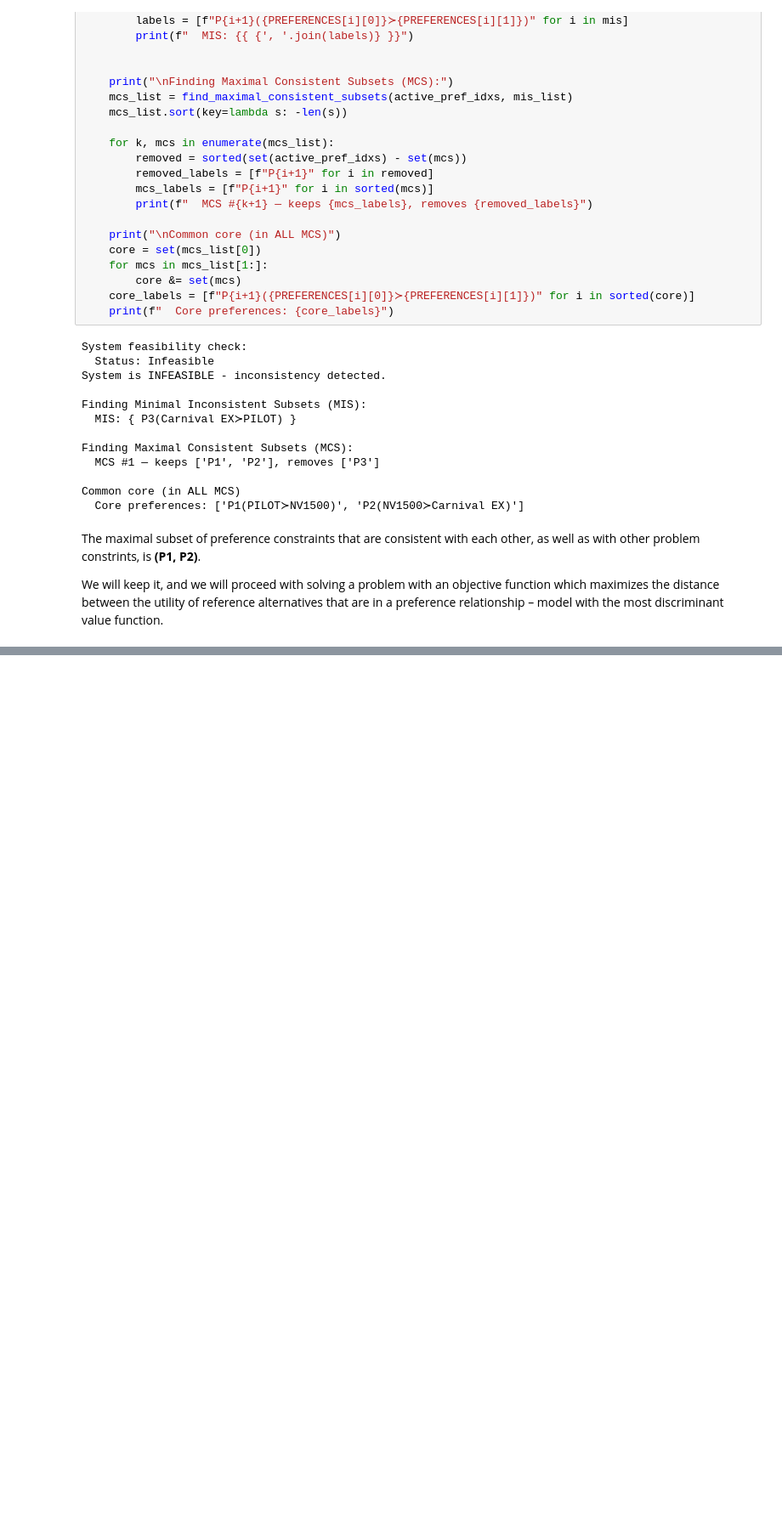
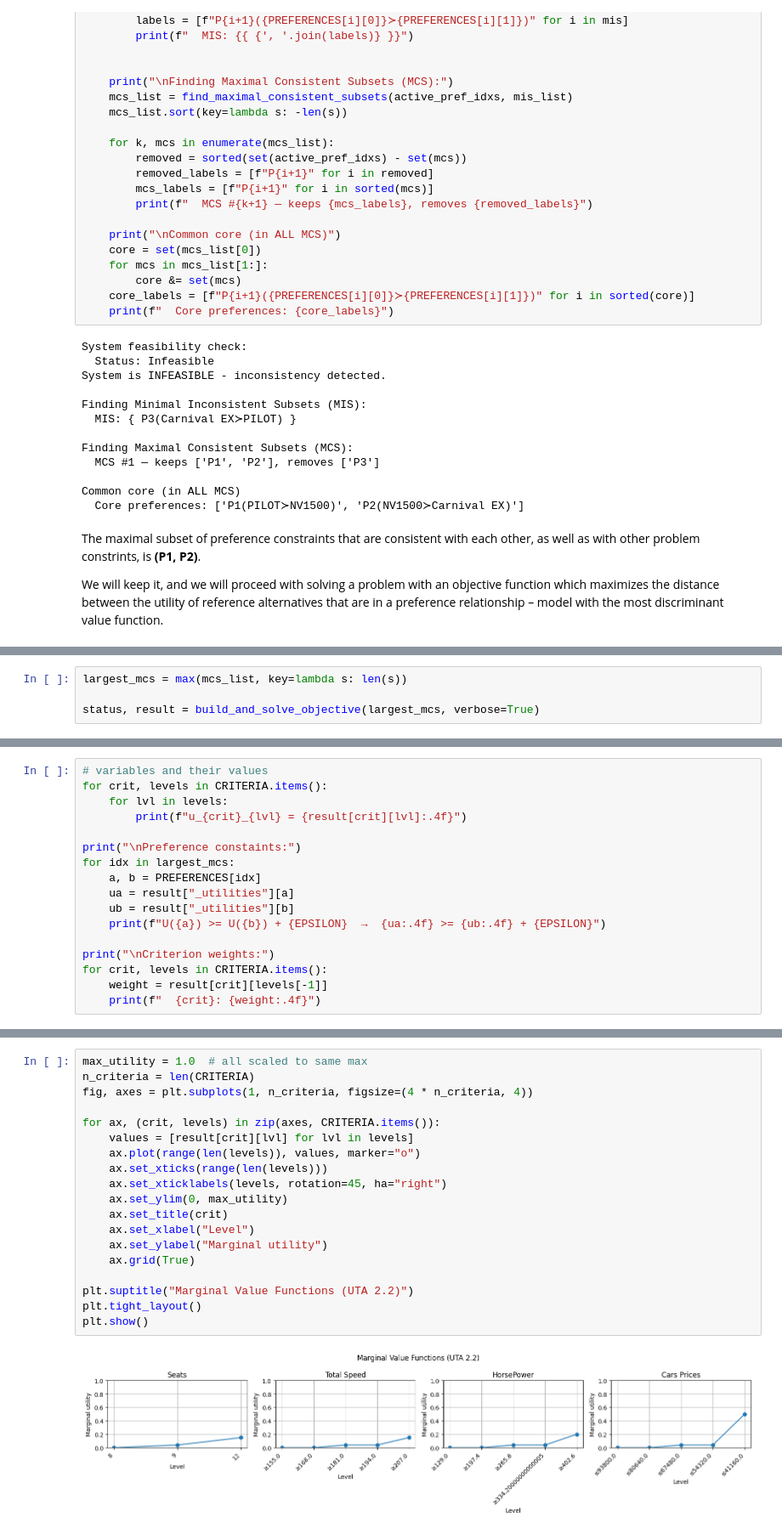
Before and after one commit to aleksanderhanski/decision-analysis-uta, a Jupyter notebook: project1.ipynb, the cells around one changed output, grey strips where cells are left out. Shown at 85% size. Drawn from its saved outputs; the diff is of its cells as text; blank space fills up the shorter version.

Commit message:
add UTA 2.2 - find solution and plot marginal value functions

```diff
--- a/project1.ipynb
+++ b/project1.ipynb
@@ -603,0 +691,4 @@ We will keep it, and we will proceed with solving a problem with an objective fu
+# %%
+largest_mcs = max(mcs_list, key=lambda s: len(s))
+
+status, result = build_and_solve_objective(largest_mcs, verbose=True)
@@ -603,0 +713,17 @@ We will keep it, and we will proceed with solving a problem with an objective fu
+# %%
+# variables and their values
+for crit, levels in CRITERIA.items():
+    for lvl in levels:
+        print(f"u_{crit}_{lvl} = {result[crit][lvl]:.4f}")
+
+print("\nPreference constaints:")
+for idx in largest_mcs:
+    a, b = PREFERENCES[idx]
+    ua = result["_utilities"][a]
+    ub = result["_utilities"][b]
+    print(f"U({a}) >= U({b}) + {EPSILON}  →  {ua:.4f} >= {ub:.4f} + {EPSILON}")
+
+print("\nCriterion weights:")
+for crit, levels in CRITERIA.items():
+    weight = result[crit][levels[-1]]
+    print(f"  {crit}: {weight:.4f}")
@@ -603,0 +748,21 @@ We will keep it, and we will proceed with solving a problem with an objective fu
+# %%
+max_utility = 1.0  # all scaled to same max
+n_criteria = len(CRITERIA)
+fig, axes = plt.subplots(1, n_criteria, figsize=(4 * n_criteria, 4))
+
+for ax, (crit, levels) in zip(axes, CRITERIA.items()):
+    values = [result[crit][lvl] for lvl in levels]
+    ax.plot(range(len(levels)), values, marker="o")
+    ax.set_xticks(range(len(levels)))
+    ax.set_xticklabels(levels, rotation=45, ha="right")
+    ax.set_ylim(0, max_utility)
+    ax.set_title(crit)
+    ax.set_xlabel("Level")
+    ax.set_ylabel("Marginal utility")
+    ax.grid(True)
+
+plt.suptitle("Marginal Value Functions (UTA 2.2)")
+plt.tight_layout()
+plt.show()
+# %% [output]
+[figure, added]
```
Also changed, not shown: parts of 9 cells of this notebook.
